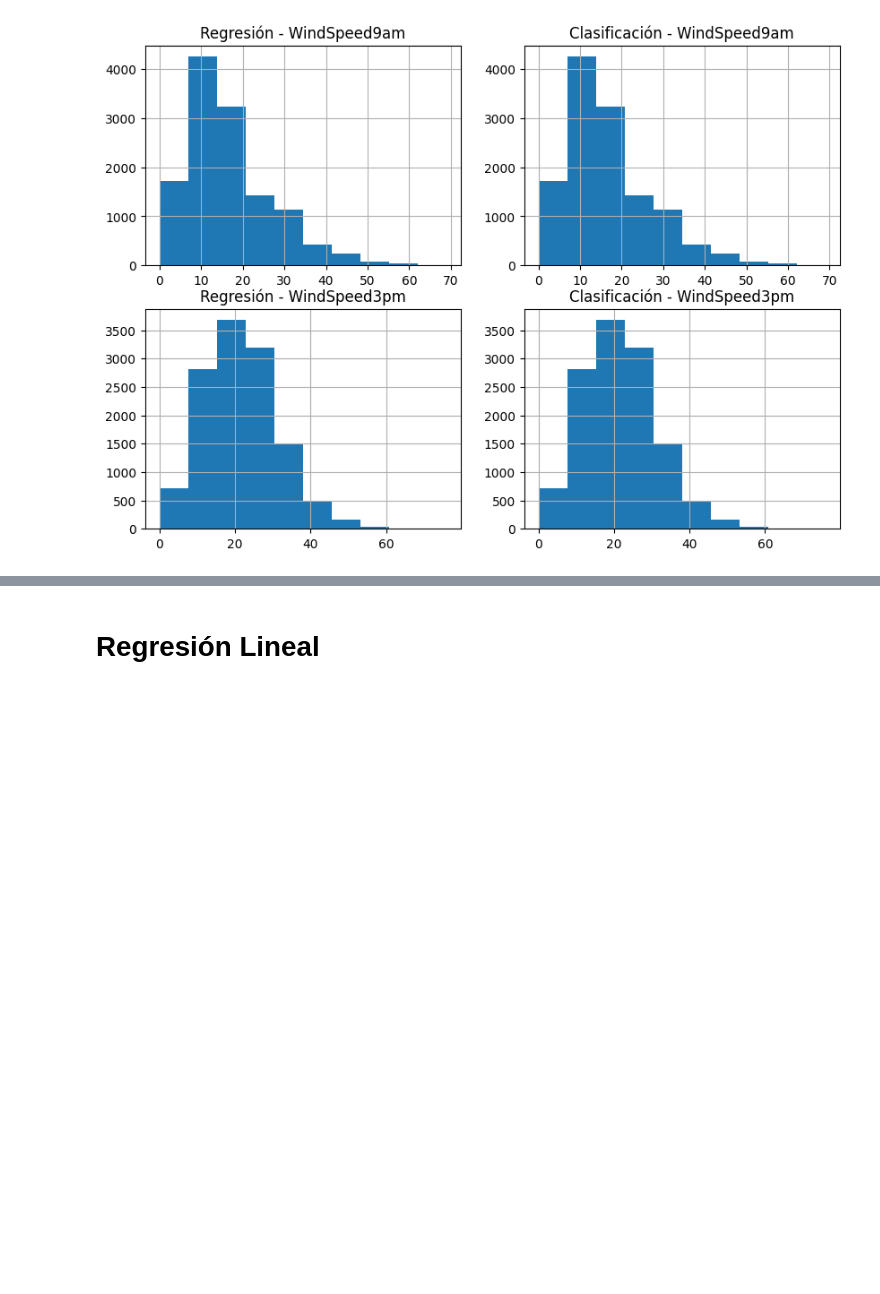
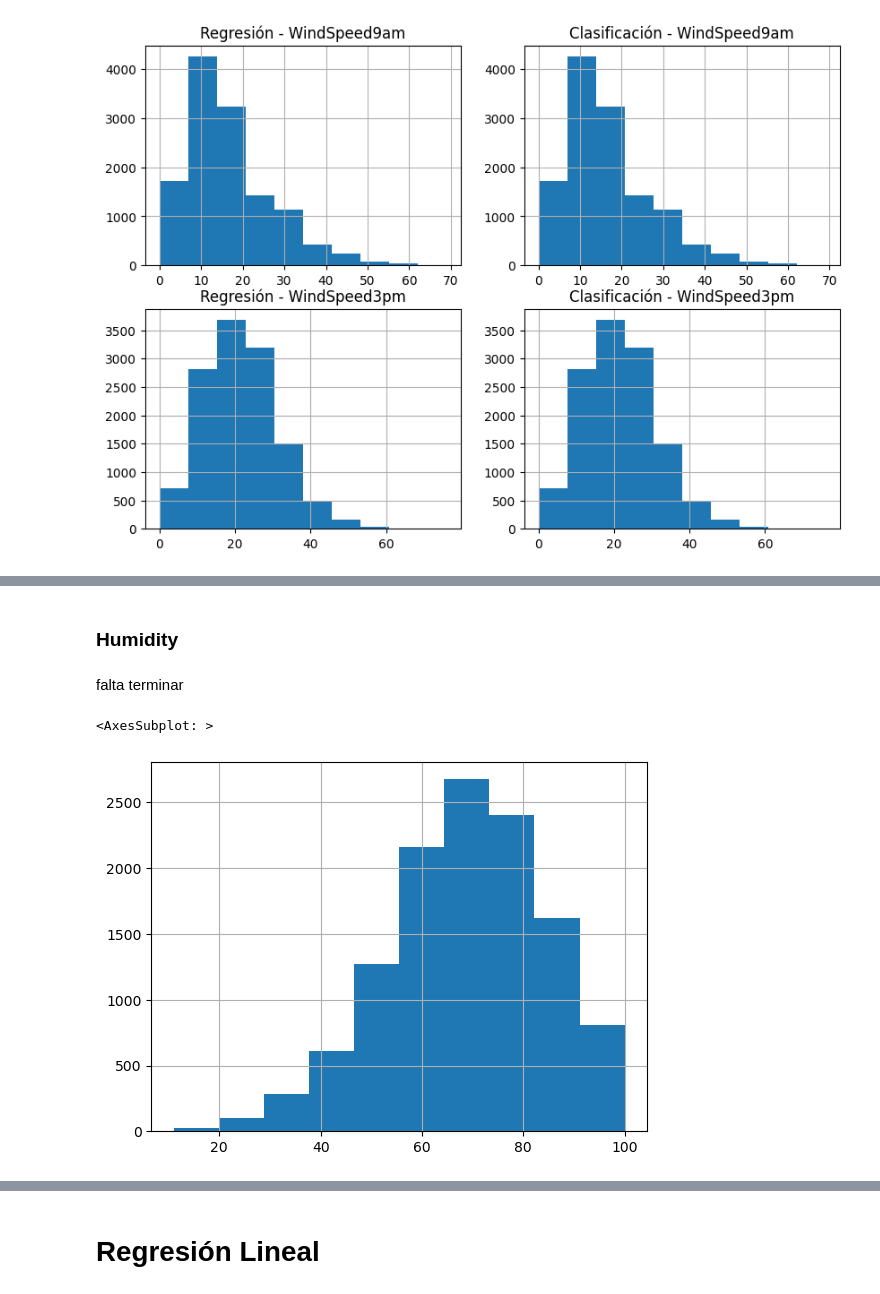
Before and after one commit to Isaiasgaray/aa_1, a Jupyter notebook: notebook_final.ipynb, the cells around one changed output, grey strips where cells are left out. Cells and saved outputs as stored; diff of their text form; code cells hidden in the pictures; blank space fills up the shorter version.

```diff
--- a/notebook_final.ipynb
+++ b/notebook_final.ipynb
@@ -34,3 +115,5 @@ df = df_original[df_original['Location']\
+# %%
+df.dropna(subset=["RainToday"],inplace=True)
 # %% [markdown]
 Separamos el dataset para en entrenamiento y prueba
 # %%
@@ -110,6 +193,3 @@ Para el caso del dataset que usaremos para la clasificación también vemos que
 # %%
 df_reg  = pd.concat([x_train_reg, y_train_reg], axis=1)
 df_clas = pd.concat([x_train_clas, y_train_clas], axis=1)
-
-df_reg.sort_values(['Location', 'Date'], inplace=True)
-df_clas.sort_values(['Location', 'Date'], inplace=True)
@@ -120,9 +196,3 @@ Para estas variables decidimos usar una interpolación, ya que la temperatura de
-# %%
-df_reg['MinTemp'].interpolate(method='linear', inplace=True)
-df_reg['MaxTemp'].interpolate(method='linear', inplace=True)
-
-df_clas['MinTemp'].interpolate(method='linear', inplace=True)
-df_clas['MaxTemp'].interpolate(method='linear', inplace=True)
 # %% [markdown]
 ### Rainfall
 # %% [markdown]
@@ -240,0 +327,12 @@ df_clas['WindSpeed3pm'].fillna(df_clas['WindSpeed3pm'].mean(),inplace=True)
+# %%
+df_reg['WindSpeed3pm'].fillna(df_reg['WindSpeed3pm'], inplace=True)
+df_clas['WindSpeed3pm'].fillna(df_clas['WindSpeed3pm'], inplace=True)
+# %% [markdown]
+### Humidity
+# %% [markdown]
+falta terminar
+# %%
+df_reg['Humidity9am'].hist()
+# %% [output]
+<AxesSubplot: >
+[figure, added]
```
Also changed, not shown: parts of 23 cells of this notebook.
